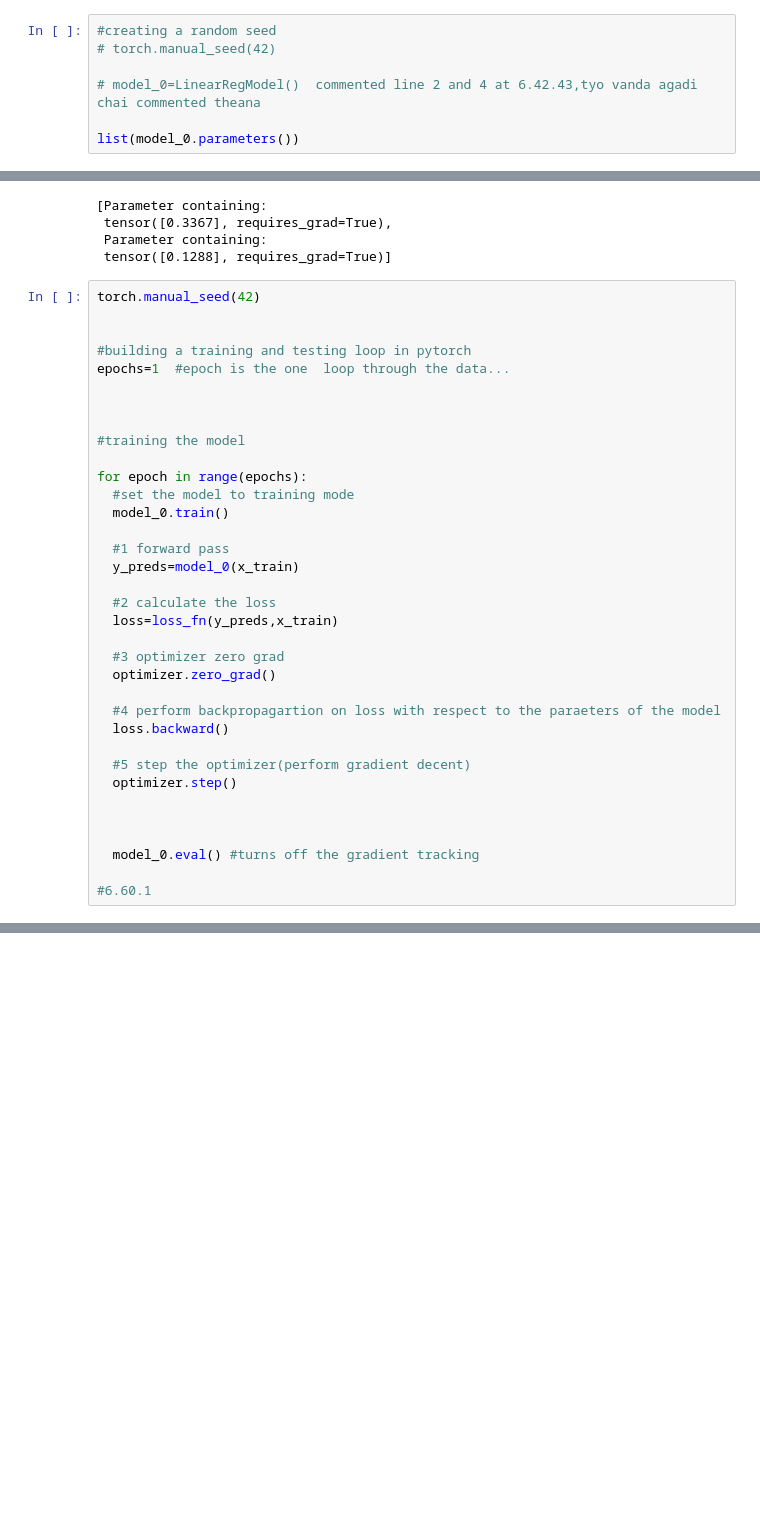
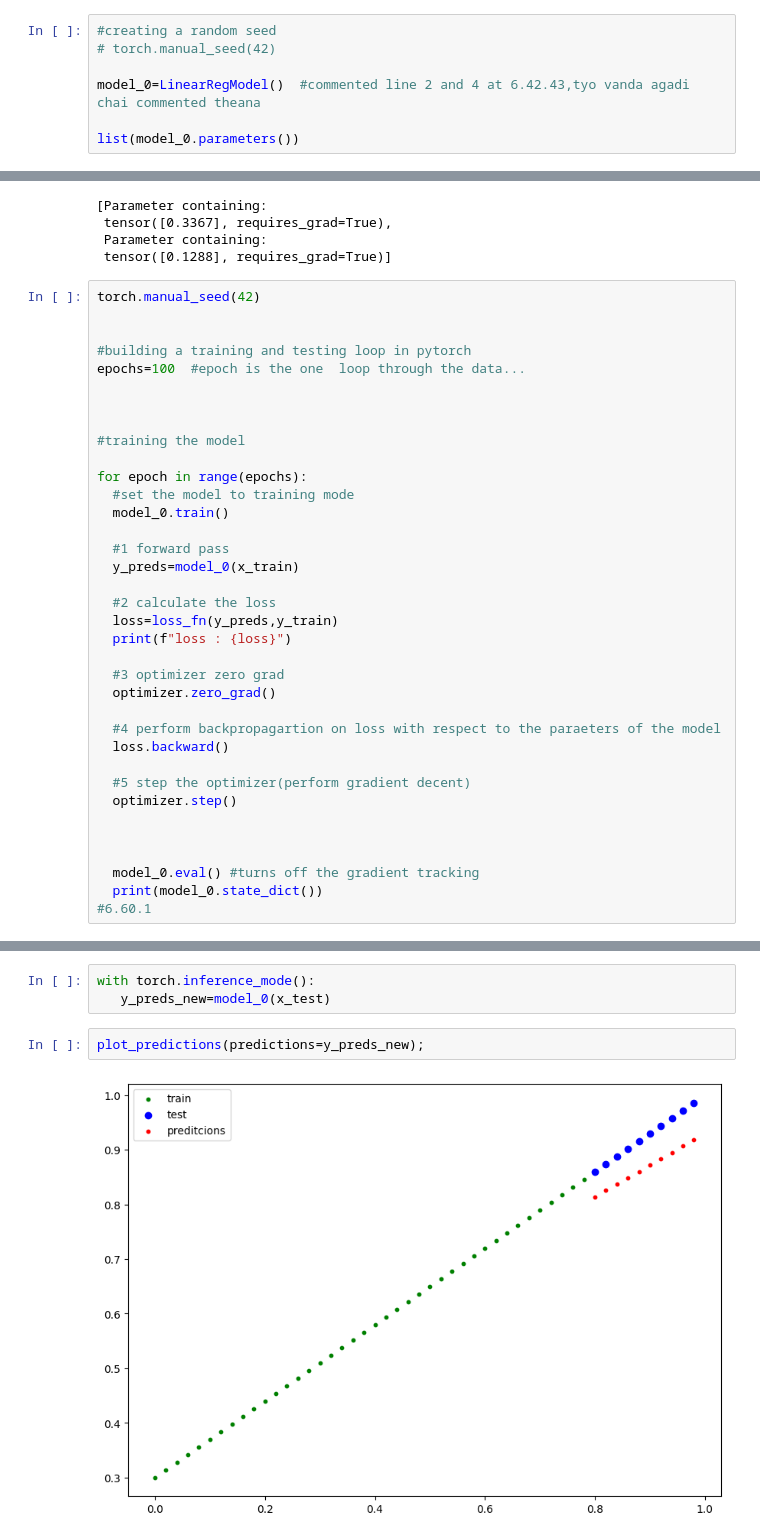
Before and after one commit to 404saugat404/pytorch, a Jupyter notebook: pytorch/chapter_2.ipynb, the cells around one changed output, grey strips where cells are left out. Cells and saved outputs as stored; diff of their text form; blank space fills up the shorter version.

Commit message:
model train

```diff
--- a/pytorch/chapter_2.ipynb
+++ b/pytorch/chapter_2.ipynb
@@ -89,7 +89,7 @@ class LinearRegModel(nn.Module):
 #creating a random seed
 # torch.manual_seed(42)
 
-# model_0=LinearRegModel()  commented line 2 and 4 at 6.42.43,tyo vanda agadi chai commented theana
+model_0=LinearRegModel()  #commented line 2 and 4 at 6.42.43,tyo vanda agadi chai commented theana
 
 list(model_0.parameters())
 # %% [output]
@@ -154,7 +154,7 @@ torch.manual_seed(42)
 
 
 #building a training and testing loop in pytorch
-epochs=1  #epoch is the one  loop through the data...
+epochs=100  #epoch is the one  loop through the data...
 
 
 
@@ -168,7 +168,8 @@ for epoch in range(epochs):
   y_preds=model_0(x_train)
 
   #2 calculate the loss
-  loss=loss_fn(y_preds,x_train)
+  loss=loss_fn(y_preds,y_train)
+  print(f"loss : {loss}")
 
   #3 optimizer zero grad
   optimizer.zero_grad()
@@ -182,5 +183,5 @@ for epoch in range(epochs):
 
 
   model_0.eval() #turns off the gradient tracking
-
+  print(model_0.state_dict())
 #6.60.1
@@ -188,0 +214,7 @@ l
+# %%
+with torch.inference_mode():
+   y_preds_new=model_0(x_test)
+# %%
+plot_predictions(predictions=y_preds_new);
+# %% [output]
+[figure, added]
```
Also changed, not shown: parts of 5 cells of this notebook.
